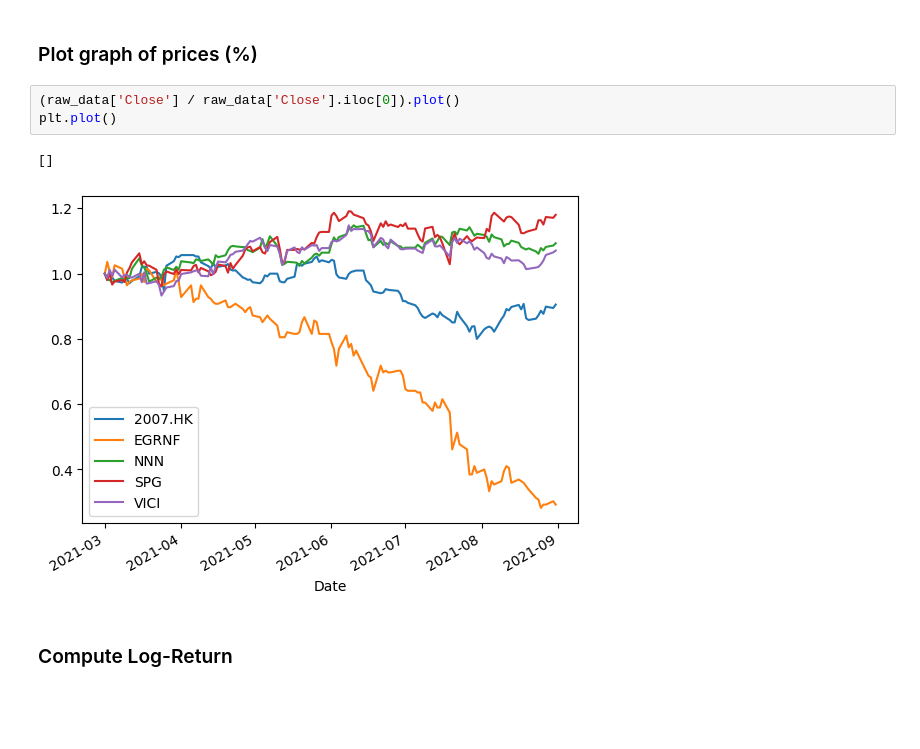
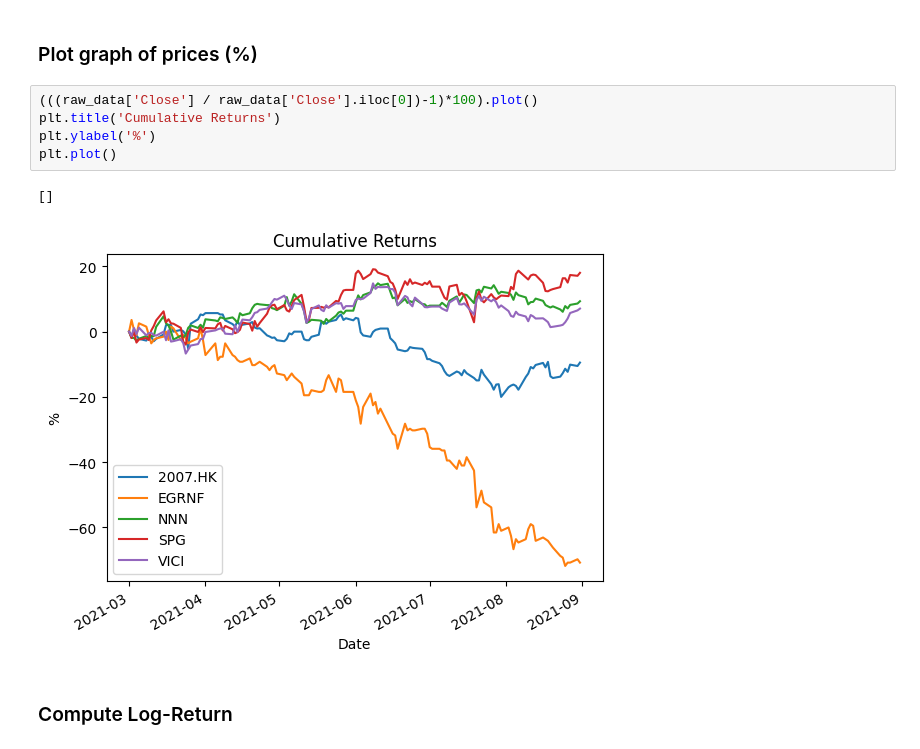
Before and after one commit to devangigaikwad/Comparative-Stock-Performance-Analysis, a Jupyter notebook: Prob & Stats Test Code- DG, Priyesh, Poch .ipynb, the cells around one changed output. Cells and saved outputs as stored; diff of their text form; blank space fills up the shorter version.

```diff
--- a/Prob & Stats Test Code- DG, Priyesh, Poch .ipynb
+++ b/Prob & Stats Test Code- DG, Priyesh, Poch .ipynb
@@ -255,11 +264,13 @@ raw_data = raw_data.fillna(method='ffill')
 # %% [markdown]
 ### Plot graph of prices (%)
 # %%
-(raw_data['Close'] / raw_data['Close'].iloc[0]).plot()
+(((raw_data['Close'] / raw_data['Close'].iloc[0])-1)*100).plot()
+plt.title('Cumulative Returns')
+plt.ylabel('%')
 plt.plot()
 # %% [output]
 []
-[figure, old version]
+[figure, new version]
 # %% [markdown]
 ### Compute Log-Return
 # %%
```
Also changed, not shown: parts of 11 cells of this notebook.
